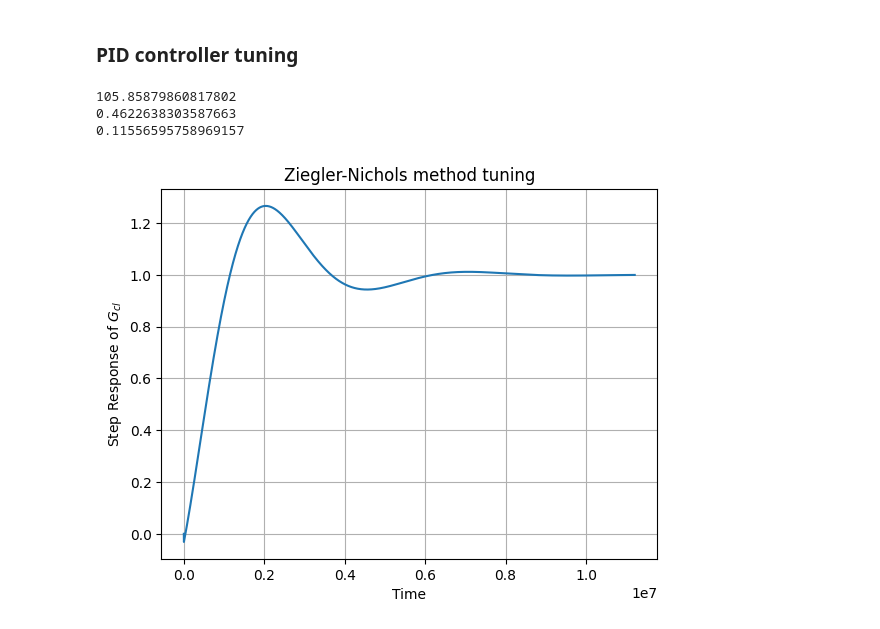
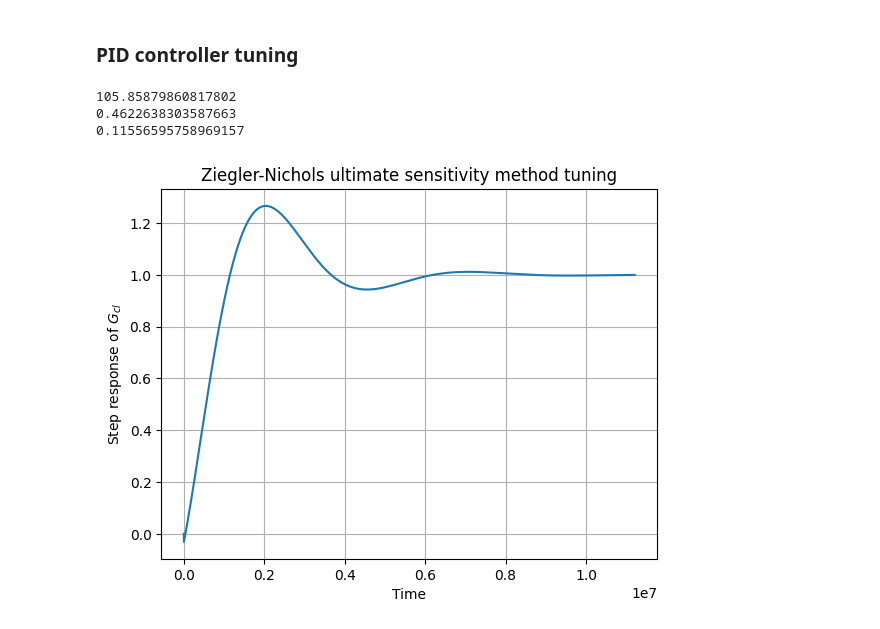
Before and after one commit to DavesUnderscoreTreehouse/ELE2038_H4, a Jupyter notebook: ELE2038_H4.ipynb, the cells around one changed output. Saved outputs shown, nothing was run; the diff lists cells and outputs as text; code cells hidden in the pictures.

Commit message:
Grammar and title fixes

```diff
--- a/ELE2038_H4.ipynb
+++ b/ELE2038_H4.ipynb
@@ -149,24 +149,24 @@ np.float64(0.9245276607175326)
 # %%
 # Based on the parameters in Table 10.3 in Section 10.3.3
 kp       = 4.45898 * ku
 tauI_znu = tu / 2
 tauD_znu = tu / 8
 
 print(kp)
 print(tauI_znu)
 print(tauD_znu)
 
 Gpid_znu = kp * (1 + tauD_znu * s + 1 / (tauI_znu * s))
 Gcl_znu  = ct.feedback(ct.series(Gpid_znu, G), 1)
 stepRes  = ct.step_response(Gcl_znu)
 plt.plot(stepRes.time, stepRes.outputs)
 plt.xlabel('Time')
-plt.ylabel('Step Response of $G_{cl}$')
-plt.title('Ziegler-Nichols method tuning')
+plt.ylabel('Step response of $G_{cl}$')
+plt.title('Ziegler-Nichols ultimate sensitivity method tuning')
 plt.grid()
 plt.show()
 # %% [output]
 105.85879860817802
 0.4622638303587663
 0.11556595758969157
-[figure, old version]
+[figure, new version]
```
Also changed, not shown: parts of 4 cells of this notebook, 10 other files.
